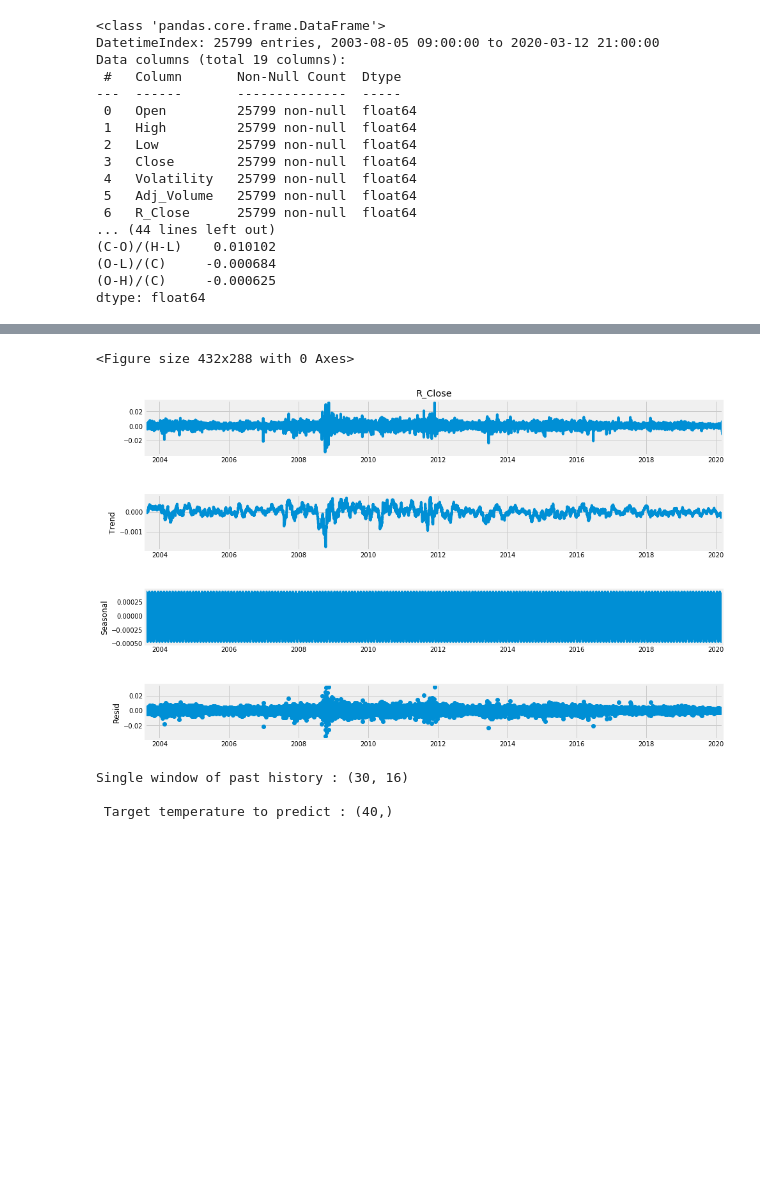
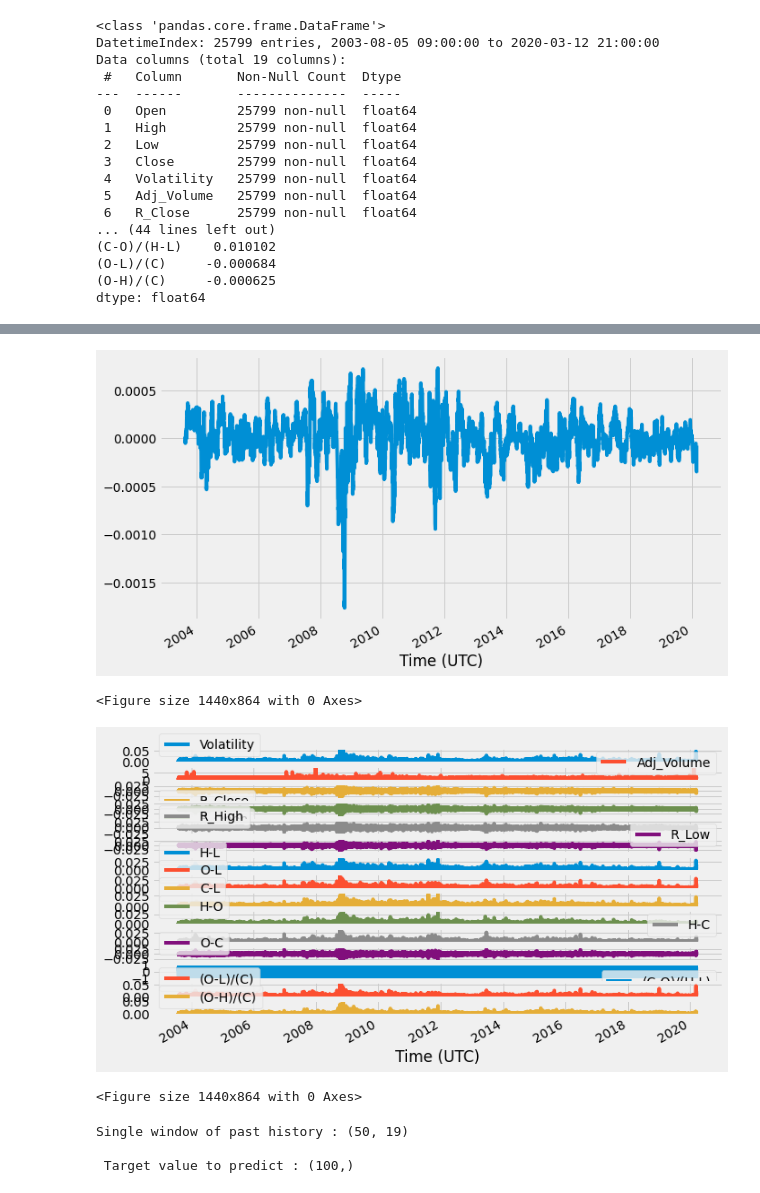
Before and after one commit to ShreyaVerma7/Algo, a Jupyter notebook: StockPrediction.ipynb, the cells around one changed output, grey strips where cells are left out. Drawn from its saved outputs; the diff is of its cells as text; code cells hidden in the pictures; blank space fills up the shorter version.

```diff
--- a/StockPrediction.ipynb
+++ b/StockPrediction.ipynb
@@ -125,11 +143,16 @@ dist3 = sns.kdeplot(df_aud['R_Low'])
 # %%
-result = seasonal_decompose(df_aud['R_Close'], model='additive',freq = 132)
+result = seasonal_decompose(df_aud['R_Close'], model='additive',freq = 132).trend
 fig = plt.figure()
 fig = result.plot()
-fig.set_size_inches(16, 9)
 # %% [output]
-<Figure size 432x288 with 0 Axes>
-[figure, old version]
+[figure, new version]
+# %%
+figure = df_aud.plot(subplots=True)
+plt.figure(figsize=(20,12))
+# %% [output]
+<Figure size 1440x864 with 0 Axes>
+[figure, added]
+<Figure size 1440x864 with 0 Axes>
 # %%
 def multivariate_data(dataset, target, start_index, end_index, history_size,
                       target_size, step, single_step=False):
@@ -162,18 +186,18 @@ d_close = df_aud.Close.values
 # %%
-x_train, y_train = multivariate_data(dataset, d_close, 0,
+x_train, y_train = multivariate_data(dataset, dataset[:,1], 0,
                                                    TRAIN_SPLIT, past_history,
                                                    future_target, STEP)
 
-x_test, y_test = multivariate_data(dataset, d_close,
+x_test, y_test = multivariate_data(dataset, dataset[:,1],
                                                TRAIN_SPLIT, None, past_history,
                                                future_target, STEP)
 
 print ('Single window of past history : {}'.format(x_train[0].shape))
-print ('\n Target temperature to predict : {}'.format(y_train[0].shape))
+print ('\n Target value to predict : {}'.format(y_train[0].shape))
 # %% [output]
-Single window of past history : (30, 16)
+Single window of past history : (50, 19)
 
- Target temperature to predict : (40,)
+ Target value to predict : (100,)
 # %%
 import tensorflow
 train_data_multi = tensorflow.data.Dataset.from_tensor_slices((x_train, y_train))
```
Also changed, not shown: parts of 24 cells of this notebook.
